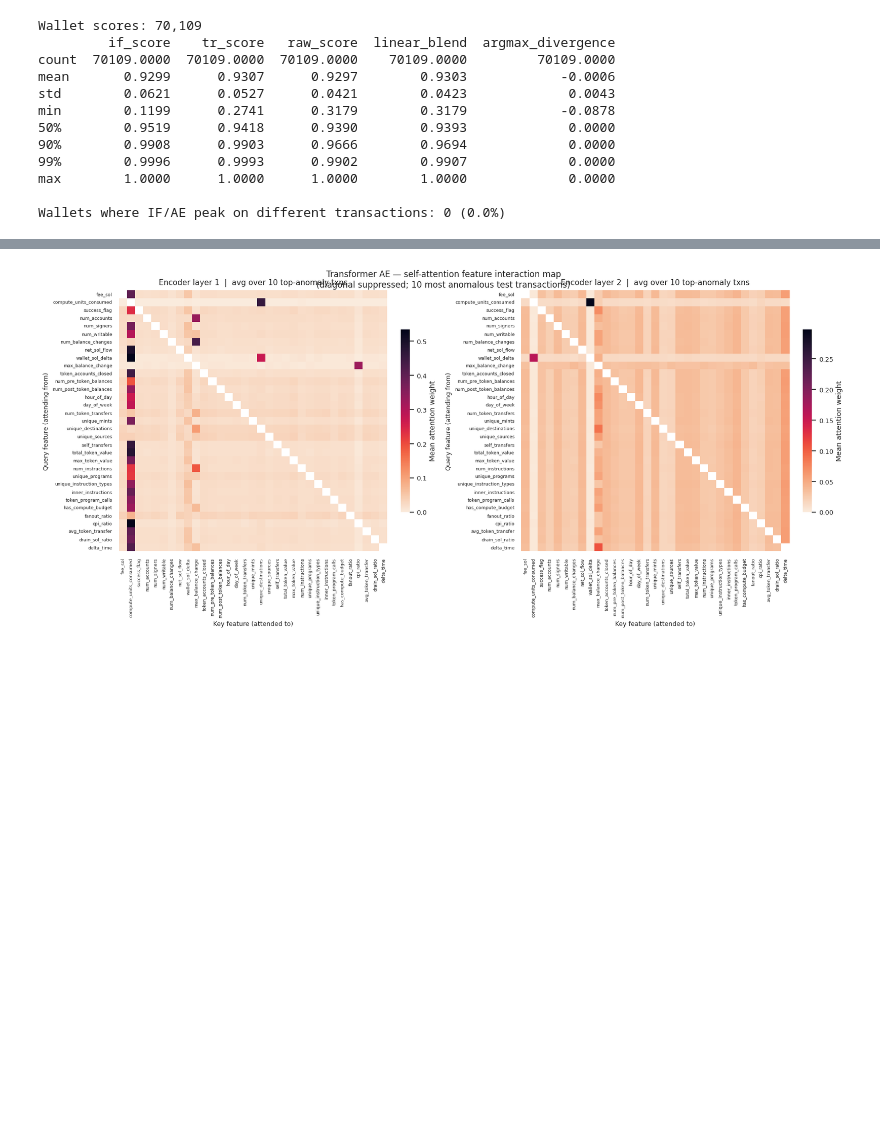
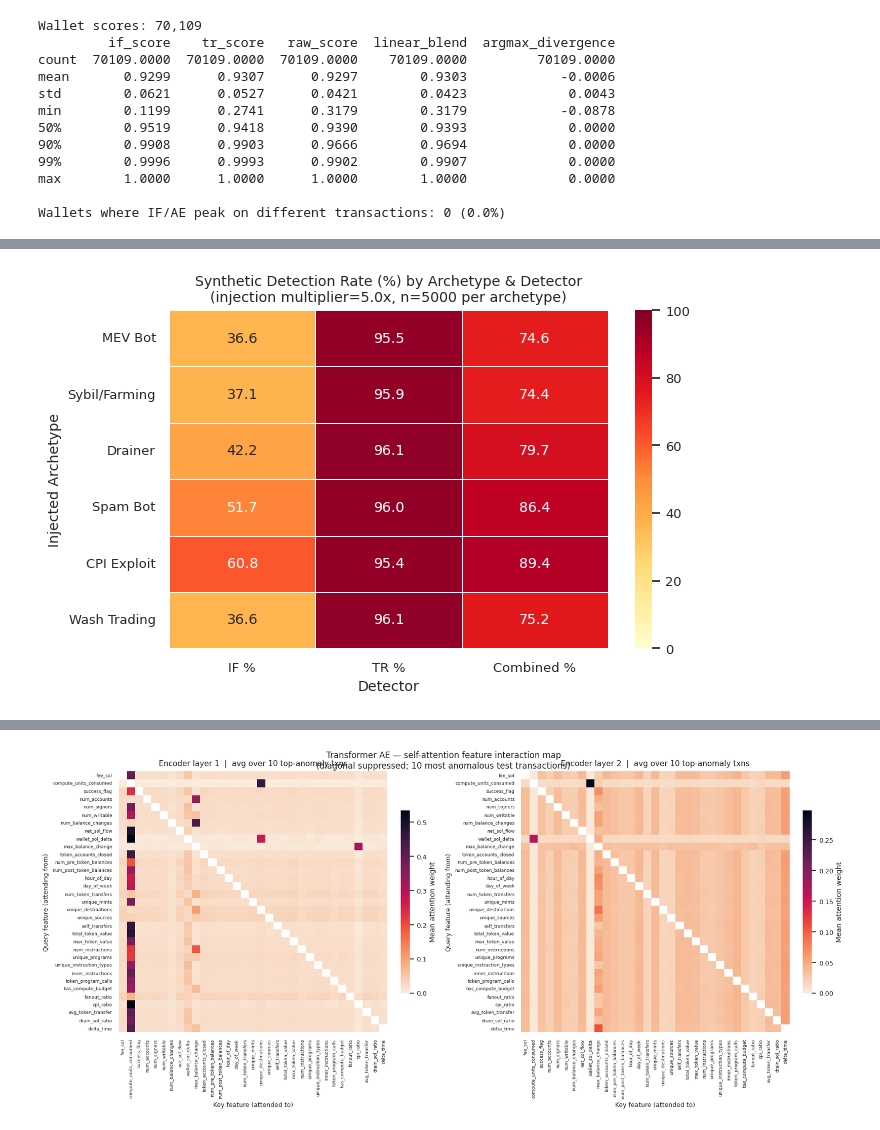
Before and after one commit to gitgatgit/anomaly-detection, a Jupyter notebook: train.ipynb, the cells around one changed output, grey strips where cells are left out. Saved outputs shown, nothing was run; the diff lists cells and outputs as text; code cells hidden in the pictures; blank space fills up the shorter version.

```diff
--- a/train.ipynb
+++ b/train.ipynb
@@ -2231,8 +2308,7 @@ Note: permutation p = (k+1)/(n_perm+1) (add-one correction).
 # contrast against the original model.
 
 from sklearn.ensemble import IsolationForest
-from sklearn.preprocessing import StandardScaler
-
+from sklearn.preprocessing import QuantileTransformer\n
 if 'score_sets' not in globals() or 'wallet_scores' not in globals():
     raise RuntimeError('Run baseline + ablation cells first (`score_sets` / `wallet_scores` missing).')
 
@@ -2282,10 +2358,9 @@ for _b in range(N_STRUCT_PERM):
     _if_sc = np.searchsorted(np.sort(_if_raw[train_mask_tx]), _if_raw, side='right') / train_mask_tx.sum()
 
     # 3) Refit Transformer AE on shuffled, normalized data
-    _scaler_p = StandardScaler().fit(_X_perm[train_mask_tx])
-    _X_perm_norm = _scaler_p.transform(_X_perm).astype(np.float32)
-    _X_perm_norm = np.clip(_X_perm_norm, -20.0, 20.0)
-
+    from sklearn.preprocessing import QuantileTransformer\n",
+    "    _scaler_p = QuantileTransformer(output_distribution='uniform', n_quantiles=1000, random_state=42).fit(_X_perm[train_mask_tx])\n    _X_perm_norm = _scaler_p.transform(_X_perm).astype(np.float32)
+\n
     _perm_cfg = dict(TR_CFG) if 'TR_CFG' in globals() else {}
     _perm_cfg['epochs'] = STRUCT_PERM_AE_EPOCHS
 
@@ -2396,11 +2471,10 @@ if_syn_raw = -iforest.decision_function(X_syn_raw)
 if_syn = np.searchsorted(_if_train_sort, if_syn_raw, side='right') / len(_if_train_sort)
 
 X_syn_norm = scaler.transform(X_syn_raw).astype(np.float32)
-X_syn_norm = np.clip(X_syn_norm, -20.0, 20.0)
 tr_syn_raw, _ = score_tx_ae(tr_model, X_syn_norm, device)
 tr_syn = np.searchsorted(_tr_train_sort, tr_syn_raw, side='right') / len(_tr_train_sort)
 
-combined_syn = W_IF * if_syn + W_TR * tr_syn
+combined_syn = np.maximum(W_IF * if_syn, W_TR * tr_syn)
 
 if_thr = np.quantile(if_tx_score[val_mask_tx], 1 - ALPHA)
 tr_thr = np.quantile(tr_tx_score[val_mask_tx], 1 - ALPHA)
@@ -2414,6 +2488,75 @@ contamination_results = pd.DataFrame([
 
 print('Synthetic contamination detection rates:')
 print(contamination_results.to_string(index=False))
+
+# ── Per-archetype detection rates ────────────────────────────────────────────
+# For each Solana archetype, inject that archetype's characteristic feature
+# pattern into the normal transaction pool and measure IF / TR / combined
+# detection rates. Shows which detector catches which threat type best,
+# validating the hybrid ensemble design.
+
+_ARCHETYPE_TEMPLATES = {
+    'MEV Bot':       {'fee_sol': 1.0, 'has_compute_budget': 1.0, 'compute_units_consumed': 1.0, 'fanout_ratio': 0.7},
+    'Sybil/Farming': {'fanout_ratio': 1.0, 'unique_destinations': 1.0, 'num_token_transfers': 0.8, 'unique_mints': 0.6},
+    'Drainer':       {'token_accounts_closed': 1.0, 'drain_sol_ratio': 1.0, 'wallet_sol_delta': 0.8,
+                      'max_balance_change': 0.6, 'num_post_token_balances': 0.5},
+    'Spam Bot':      {'num_instructions': 1.0, 'num_writable': 0.8, 'has_compute_budget': 0.6},
+    'CPI Exploit':   {'cpi_ratio': 1.0, 'inner_instructions': 1.0, 'unique_programs': 0.8,
+                      'unique_instruction_types': 0.7, 'token_program_calls': 0.5},
+    'Wash Trading':  {'num_token_transfers': 1.0, 'unique_destinations': 0.8,
+                      'wallet_sol_delta': 0.3, 'unique_mints': 0.4, 'fanout_ratio': 0.2},
+}
+
+INJECT_MULTIPLIER = 5.0   # amplification factor applied per unit template weight
+
+_arch_rows = []
+for _arch, _weights in _ARCHETYPE_TEMPLATES.items():
+    X_arch = X_tx[syn_pick].copy()
+    for _feat, _w in _weights.items():
+        if _feat in feat_idx:
+            X_arch[:, feat_idx[_feat]] *= (1.0 + _w * INJECT_MULTIPLIER)
+    # Light noise so injection doesn't produce perfectly identical vectors
+    X_arch += rng.normal(0.0, 0.5 * train_std, size=X_arch.shape)
+
+    _if_raw  = -iforest.decision_function(X_arch)
+    _if_sc   = np.searchsorted(_if_train_sort, _if_raw,  side='right') / len(_if_train_sort)
+
+    _X_norm  = scaler.transform(X_arch).astype(np.float32)
+    _tr_raw, _ = score_tx_ae(tr_model, _X_norm, device)
+    _tr_sc   = np.searchsorted(_tr_train_sort, _tr_raw,  side='right') / len(_tr_train_sort)
+
+    _comb    = np.maximum(W_IF * _if_sc, W_TR * _tr_sc)
+
+    _arch_rows.append({
+        'archetype':       _arch,
+        'IF %':            round(float((_if_sc  >= if_thr  ).mean() * 100), 1),
+        'TR %':            round(float((_tr_sc  >= tr_thr  ).mean() * 100), 1),
+        'Combined %':      round(float((_comb   >= comb_thr).mean() * 100), 1),
+        'TR_gain_vs_IF':   round(float((_comb   >= comb_thr).mean() * 100) -
+                                 float((_if_sc  >= if_thr  ).mean() * 100), 1),
+    })
+
+archetype_detection_df = pd.DataFrame(_arch_rows)
+print('\nPer-archetype synthetic detection rates:')
+print(archetype_detection_df.to_string(index=False))
+
+# Heatmap: archetype × detector
+import seaborn as sns
+import matplotlib.pyplot as plt
+
+_heat = archetype_detection_df.set_index('archetype')[['IF %', 'TR %', 'Combined %']]
+fig, ax = plt.subplots(figsize=(7, 4.5))
+sns.heatmap(_heat, annot=True, fmt='.1f', cmap='YlOrRd', vmin=0, vmax=100,
+            linewidths=0.5, ax=ax)
+ax.set_title(f'Synthetic Detection Rate (%) by Archetype & Detector\n'
+             f'(injection multiplier={INJECT_MULTIPLIER}x, n={n_syn} per archetype)')
+ax.set_xlabel('Detector')
+ax.set_ylabel('Injected Archetype')
+plt.tight_layout()
+plt.savefig('archetype_detection_rates.png', dpi=120, bbox_inches='tight')
+plt.show()
+plt.close()
+print('Saved: archetype_detection_rates.png')
 # %% [output]
 Synthetic contamination detection rates:
          detector  threshold  synthetic_detection_rate_pct
@@ -2422,0 +2575 @@ baseline_combined   0.980712                         64.56
+[figure, added]
```
Also changed, not shown: parts of 32 cells of this notebook.
